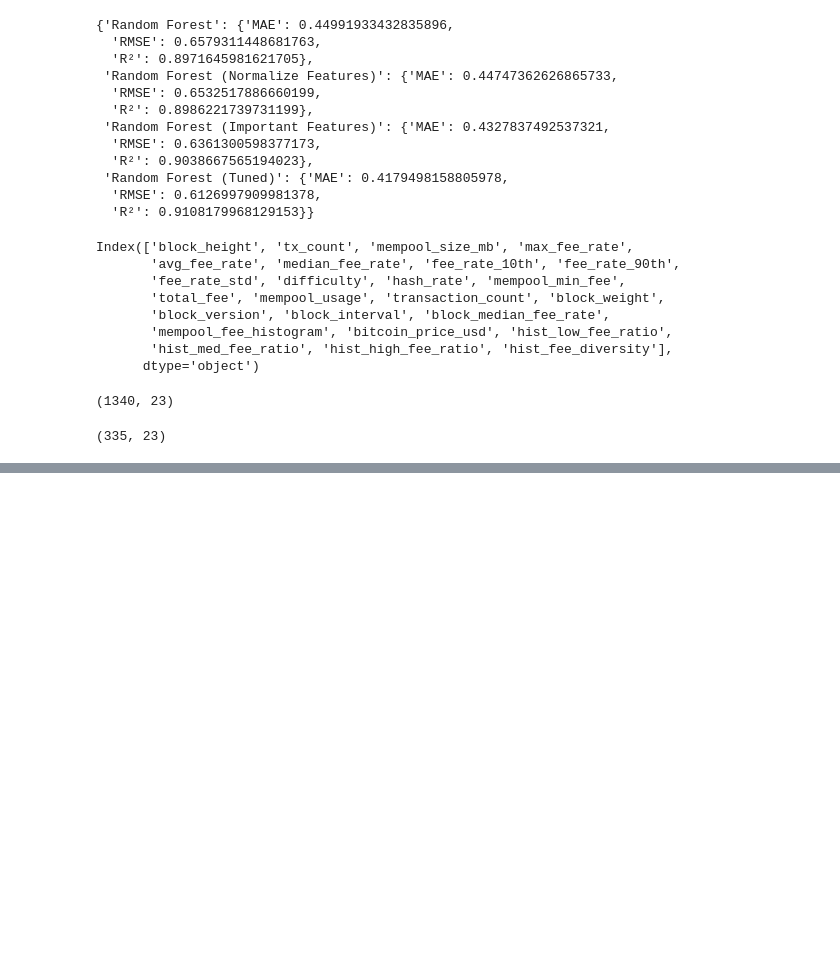
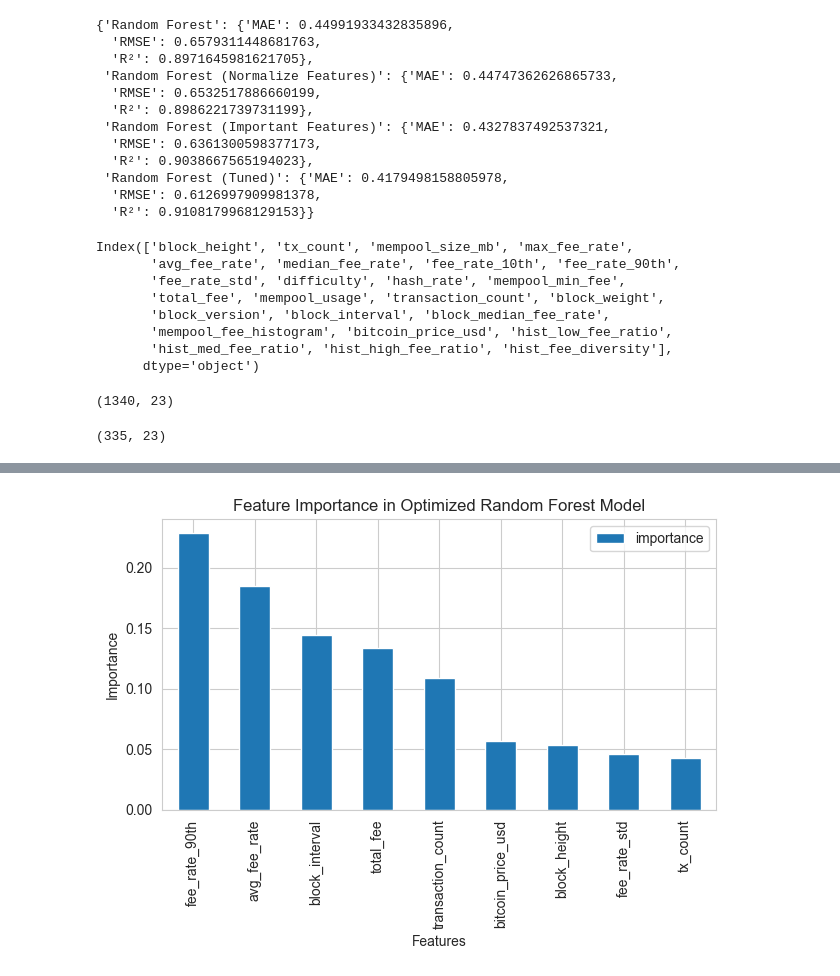
Before and after one commit to majiangqin/bitcoin, a Jupyter notebook: random_forest_realtime.ipynb, the cells around one changed output, grey strips where cells are left out. Drawn from its saved outputs; the diff is of its cells as text; code cells hidden in the pictures; blank space fills up the shorter version.

```diff
--- a/random_forest_realtime.ipynb
+++ b/random_forest_realtime.ipynb
@@ -256,0 +259,92 @@ X_test.shape
+# %%
+import numpy as np
+from sklearn.ensemble import RandomForestRegressor
+from sklearn.metrics import mean_absolute_error, mean_squared_error, r2_score
+from sklearn.preprocessing import StandardScaler
+import matplotlib.pyplot as plt
+
+df=pd.read_csv('real_time_cleaned.csv')
+df = df.set_index('block_time')
+# Define features (X) and target (y)
+X = df.drop(columns=['block_median_fee_rate','mempool_fee_histogram'])
+y = df['block_median_fee_rate']
+
+X_train, X_test, y_train, y_test = train_test_split(X, y, test_size=0.2, random_state=42)
+
+# Define important features
+important_features = [
+    'fee_rate_90th',
+    'transaction_count',
+    'block_interval',
+    'avg_fee_rate',
+    'block_height',
+    'tx_count',
+    'total_fee',
+    'bitcoin_price_usd',
+    'fee_rate_std'
+]
+
+# Get the indices of important features
+important_feature_indices = [X_train.columns.get_loc(col) for col in important_features]
+
+# Scale the features
+scaler = StandardScaler()
+X_train_scaled = scaler.fit_transform(X_train)
+X_test_scaled = scaler.transform(X_test)
+
+# Select important features from scaled arrays
+X_train_imp = X_train_scaled[:, important_feature_indices]
+X_test_imp = X_test_scaled[:, important_feature_indices]
+
+# Define the Random Forest model with best parameters
+rf_model = RandomForestRegressor(
+    n_estimators=500,
+    min_samples_split=2,
+    min_samples_leaf=1,
+    max_features='log2',
+    max_depth=None,
+    random_state=42
+)
+
+# Train the model
+rf_model.fit(X_train_imp, y_train)
+
+# Make predictions
+rf_y_pred = rf_model.predict(X_test_imp)
+
+# Calculate performance metrics
+mae = mean_absolute_error(y_test, rf_y_pred)
+rmse = np.sqrt(mean_squared_error(y_test, rf_y_pred))
+r2 = r2_score(y_test, rf_y_pred)
+
+
+results = {}
+results['Random Forest (Optimized)'] = {
+    'MAE': mae,
+    'RMSE': rmse,
+    'R²': r2
+}
+
+print("Random Forest Model Performance (Optimized):")
+print(f"Mean Absolute Error: {mae}")
+print(f"Root Mean Squared Error: {rmse}")
+print(f"R² Score: {r2}")
+
+# Feature importance for the optimized model
+feature_importance = pd.DataFrame({
+    'feature': important_features,
+    'importance': rf_model.feature_importances_
+})
+feature_importance = feature_importance.sort_values('importance', ascending=False)
+print("\nFeature Importance:")
+print(feature_importance)
+
+# visualize feature importance
+plt.figure(figsize=(10, 6))
+feature_importance.plot(x='feature', y='importance', kind='bar')
+plt.title('Feature Importance in Optimized Random Forest Model')
+plt.xlabel('Features')
+plt.ylabel('Importance')
+plt.tight_layout()
+plt.show()
+# %% [output]
@@ -256,0 +368 @@ X_test.shape
+[figure, added]
```
Also changed, not shown: parts of 2 cells of this notebook, 3 other files.
